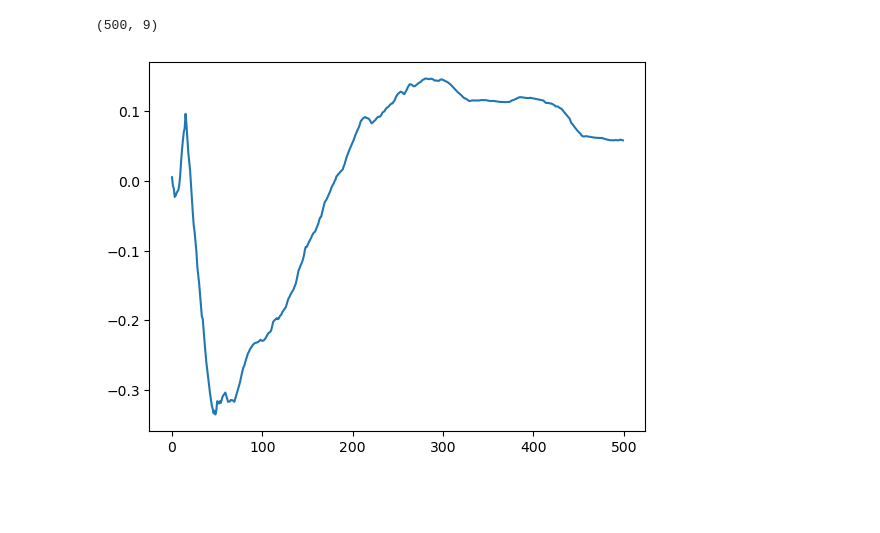
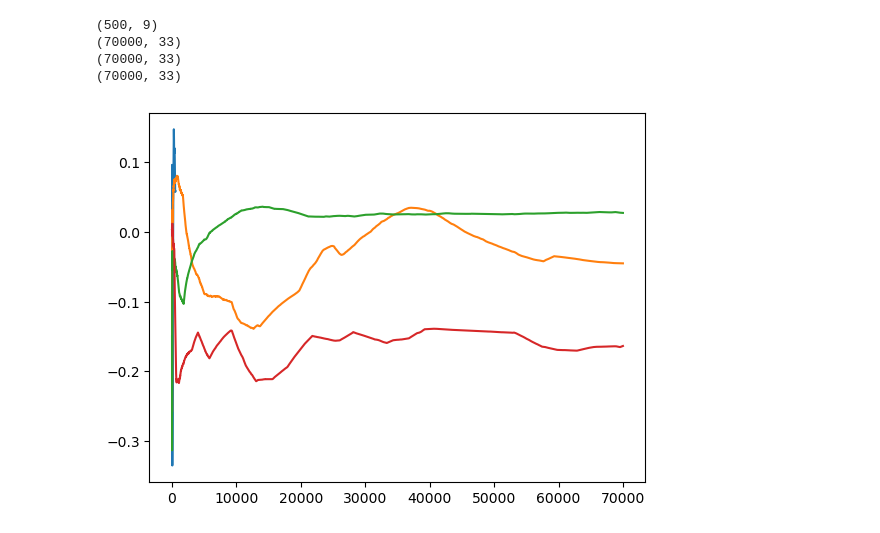
Before and after one commit to reubenharry/sampler-benchmarks, a Jupyter notebook: sampler-comparison/sampler_comparison/experiments/quantum_problem/inspect_r.ipynb, the cells around one changed output. Cells and saved outputs as stored; diff of their text form; code cells hidden in the pictures; blank space fills up the shorter version.

```diff
--- a/sampler-comparison/sampler_comparison/experiments/quantum_problem/inspect_r.ipynb
+++ b/sampler-comparison/sampler_comparison/experiments/quantum_problem/inspect_r.ipynb
@@ -39,0 +46,34 @@ plt.plot(times, g_vals)
+# %%
+# load sample_np.npy
+import numpy as np
+import matplotlib.pyplot as plt
+
+j = 1
+g_vals = []
+times = [1.0]
+for time in times:
+# for time in [1.0, 2.0, 3.0, 4.0, 5.0, 6.0, 7.0]:
+    samples_np = np.load(f'../../../samples_np_{time}_{j}.npy')
+    # acc_probs = np.load(f'../../../acc_probs_{time}_{j}.npy')
+    # std_errs = np.load(f'../../../std_errs_{time}_{j}.npy')
+
+    obs = samples_np[:, 0]*samples_np[:, -1]
+    # cumulative avg of obs
+    obs = np.cumsum(obs) / np.arange(1, len(obs) + 1)
+    print(samples_np.shape)
+    g_vals.append(obs.mean())
+    plt.plot(obs)
+    plt.show()
+    plt.clf()
+    # plt.plot(std_errs)
+    # plt.show()
+    # plt.clf()
+    # plt.plot(acc_probs)
+    # plt.clf()
+
+plt.plot(times, g_vals)
+    # obs.shape
+    # plot the first 1000 samples
+# plt.hist(obs, bins=50, density=True)
+# plt.savefig('samples_np_2.0.png')
+# ts
@@ -40,27 +85,30 @@ plt.plot(times, g_vals)
 # %%
 # load sample_np.npy
 import numpy as np
 import matplotlib.pyplot as plt
 
 ts = []
-times = [1.0]
+times = [1.0, 2.0, 3.0, 4.0,]
 for time in times:
 # for time in [1.0, 2.0, 3.0, 4.0, 5.0, 6.0, 7.0]:
     samples_np = np.load(f'../../../samples_np_{time}.npy')
 
     obs = samples_np[:, 0]*samples_np[:, -1]
     # cumulative avg of obs
     obs = np.cumsum(obs) / np.arange(1, len(obs) + 1)
     print(samples_np.shape)
     # ts.append(obs.mean())
     plt.plot(obs)
 
 # plt.plot(times, ts)
     # obs.shape
     # plot the first 1000 samples
 # plt.hist(obs, bins=50, density=True)
 # plt.savefig('samples_np_2.0.png')
 # ts
 # %% [output]
 (500, 9)
+(70000, 33)
+(70000, 33)
+(70000, 33)
-[figure, old version]
+[figure, new version]
```
Also changed, not shown: parts of 2 cells of this notebook, 16 other files.
